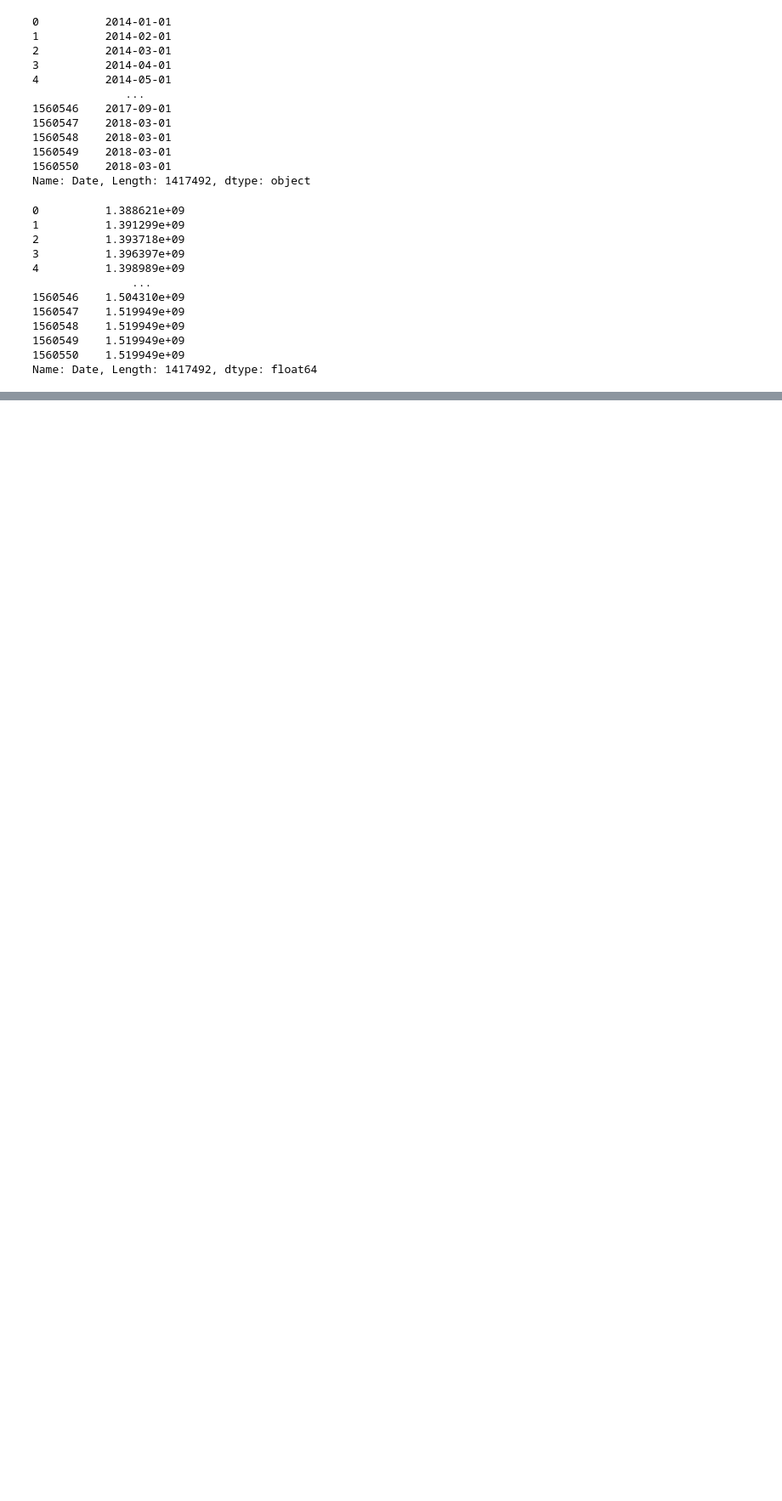
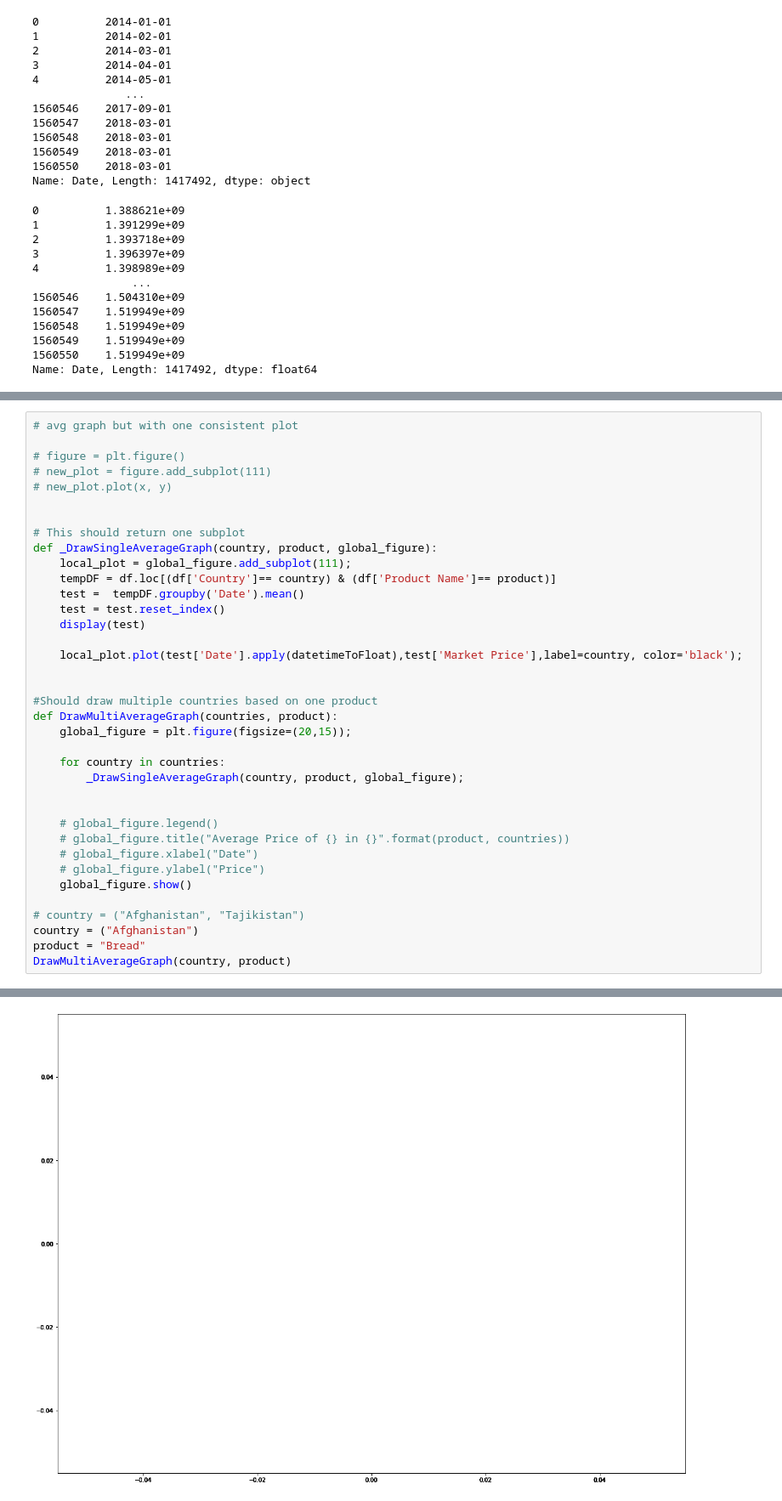
Before and after one commit to gigawawa/Food-Prices-Project, a Jupyter notebook: foodPriceAnalysis.ipynb, the cells around one changed output, grey strips where cells are left out. Shown at 85% size. Saved outputs shown, nothing was run; the diff lists cells and outputs as text; blank space fills up the shorter version.

```diff
--- a/foodPriceAnalysis.ipynb
+++ b/foodPriceAnalysis.ipynb
@@ -568,0 +613,38 @@ scatterGraph('Afghanistan', 'Bread')
+# %%
+# avg graph but with one consistent plot
+
+# figure = plt.figure()
+# new_plot = figure.add_subplot(111)
+# new_plot.plot(x, y)
+
+
+# This should return one subplot
+def _DrawSingleAverageGraph(country, product, global_figure):
+    local_plot = global_figure.add_subplot(111);
+    tempDF = df.loc[(df['Country']== country) & (df['Product Name']== product)]
+    test =  tempDF.groupby('Date').mean()
+    test = test.reset_index()
+    display(test)
+
+    local_plot.plot(test['Date'].apply(datetimeToFloat),test['Market Price'],label=country, color='black');
+
+
+#Should draw multiple countries based on one product
+def DrawMultiAverageGraph(countries, product):
+    global_figure = plt.figure(figsize=(20,15));
+
+    for country in countries:
+        _DrawSingleAverageGraph(country, product, global_figure);
+
+
+    # global_figure.legend()
+    # global_figure.title("Average Price of {} in {}".format(product, countries))
+    # global_figure.xlabel("Date")
+    # global_figure.ylabel("Price")
+    global_figure.show()
+
+# country = ("Afghanistan", "Tajikistan")
+country = ("Afghanistan")
+product = "Bread"
+DrawMultiAverageGraph(country, product)
+# %% [output]
@@ -568,0 +662 @@ scatterGraph('Afghanistan', 'Bread')
+[figure, added]
```
Also changed, not shown: parts of 10 cells of this notebook.
